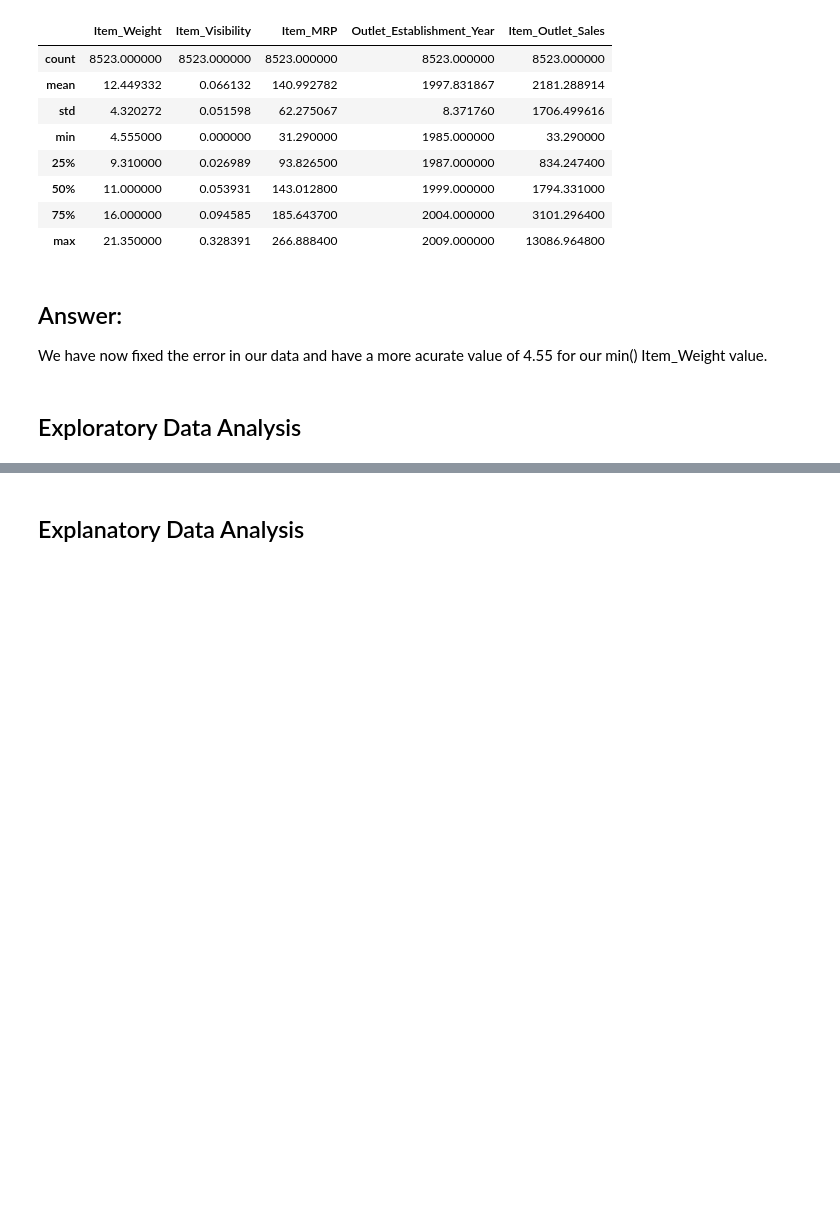
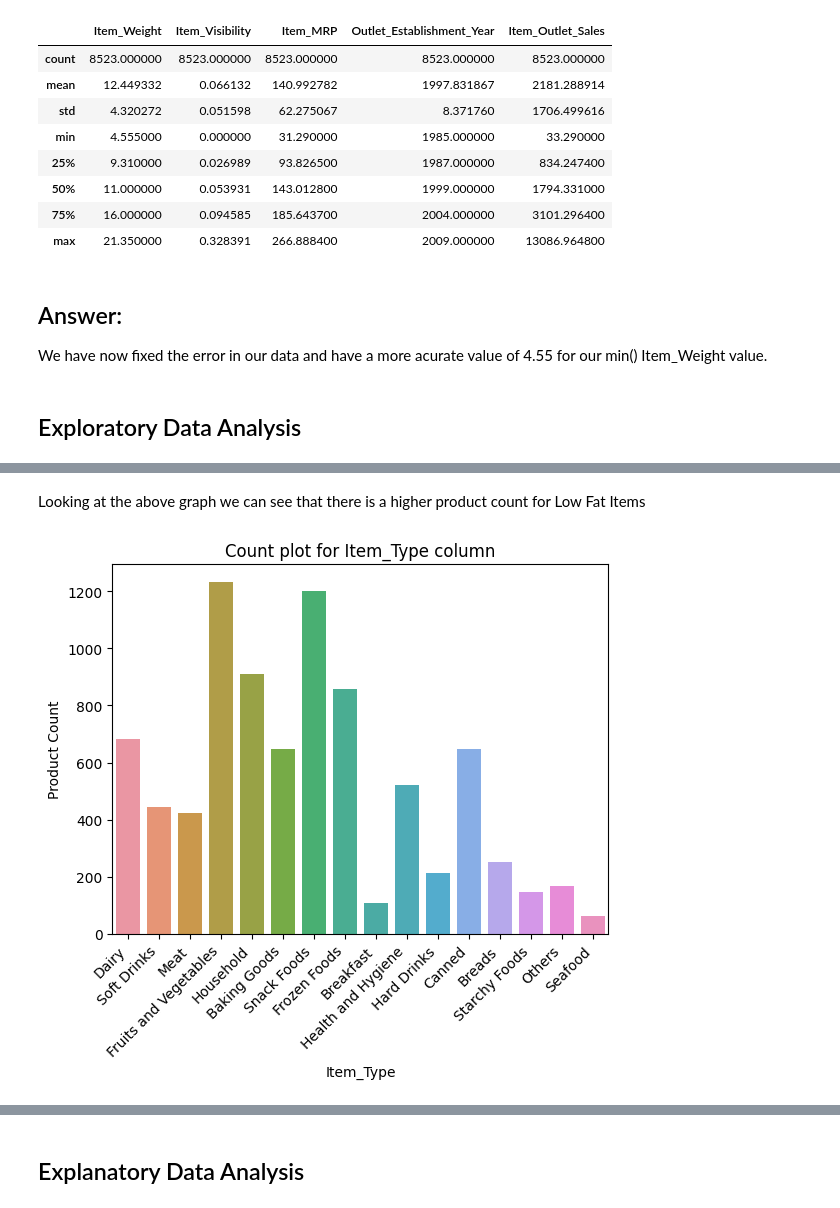
Before and after one commit to JaimeRoss/Prediction-of-Product-Sales, a Jupyter notebook: prediction_of_product_sales.ipynb, the cells around one changed output, grey strips where cells are left out. Drawn from its saved outputs; the diff is of its cells as text; code cells hidden in the pictures; blank space fills up the shorter version.

```diff
--- a/prediction_of_product_sales.ipynb
+++ b/prediction_of_product_sales.ipynb
@@ -321,0 +374,10 @@ We have now fixed the error in our data and have a more acurate value of 4.55 fo
+# %% [markdown]
+Looking at the above graph we can see that there is a higher product count for Low Fat Items
+# %%
+# Creating a countplot for the Item_Type feature
+ax = sns.countplot(df, x="Item_Type")
+ax.set_title("Count plot for Item_Type column")
+ax.set_ylabel("Product Count");
+ax.set_xticklabels(ax.get_xticklabels(), rotation=45, ha='right');
+# %% [output]
+[figure, added]
```
Also changed, not shown: parts of 34 cells of this notebook.
